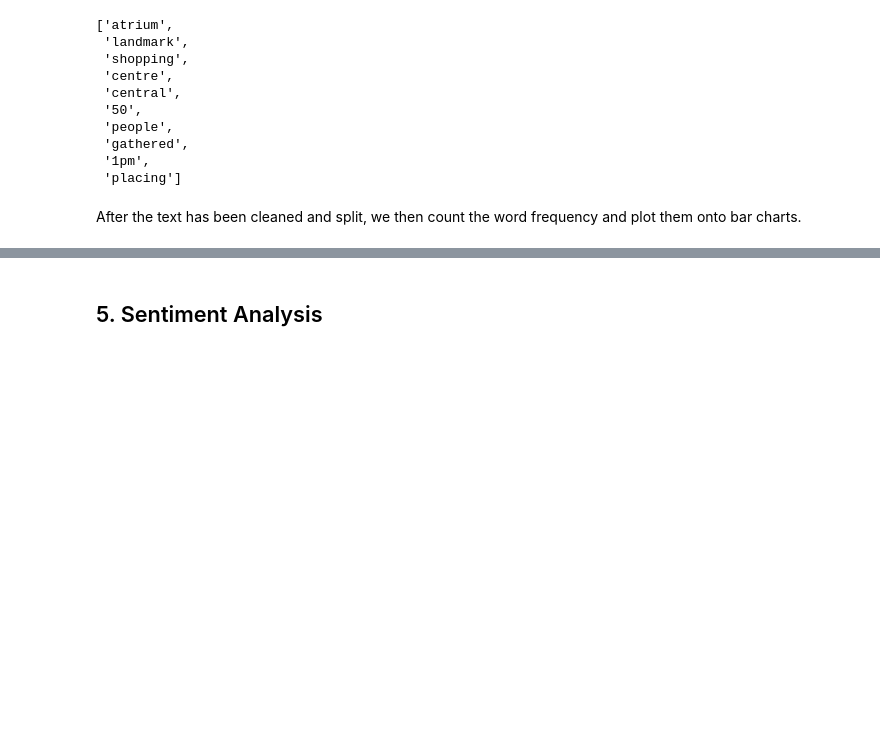
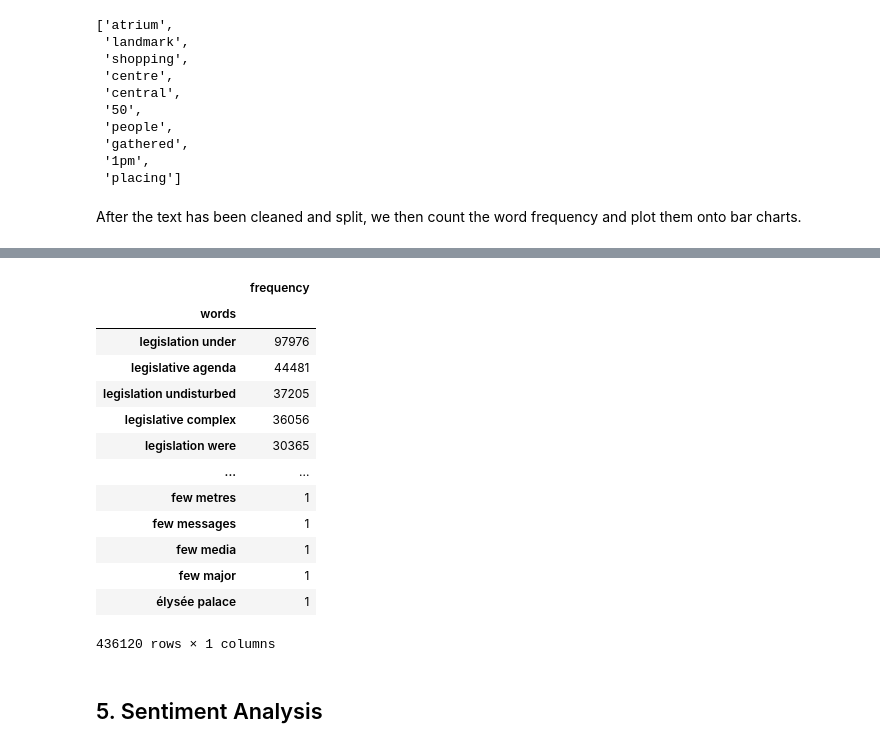
Before and after one commit to nicoleleman/HK_Protest_Analysis, a Jupyter notebook: HK Protest Analysis Project.ipynb, the cells around one changed output, grey strips where cells are left out. Drawn from its saved outputs; the diff is of its cells as text; code cells hidden in the pictures; blank space fills up the shorter version.

```diff
--- a/HK Protest Analysis Project.ipynb
+++ b/HK Protest Analysis Project.ipynb
@@ -251,2 +278,28 @@ Text(0.5, 1.0, 'Top 10 least common words')
+# %%
+from sklearn.feature_extraction.text import CountVectorizer
+
+word_vectorizer = CountVectorizer(ngram_range=(1,2), analyzer='word')
+sparse_matrix = word_vectorizer.fit_transform(df['paragraphs'])
+frequencies = sum(sparse_matrix).data
+bigram = pd.DataFrame(frequencies, index=word_vectorizer.get_feature_names(), columns=['frequency']).reset_index
+# %%
+bigram.index.names = ['words']
+bigram = bigram.sort_values(['frequency'], ascending=False)
+bigram
+# %% [output]
+|  | frequency |
+| words |  |
+| legislation under | 97976 |
+| legislative agenda | 44481 |
+| legislation undisturbed | 37205 |
+| legislative complex | 36056 |
+| legislation were | 30365 |
+| ... | ... |
+| few metres | 1 |
+| few messages | 1 |
+| few media | 1 |
+| few major | 1 |
+| élysée palace | 1 |
+436120 rows × 1 columns
 # %% [markdown]
 ## 5. Sentiment Analysis
```
Also changed, not shown: parts of 13 cells of this notebook, 1 other file.
